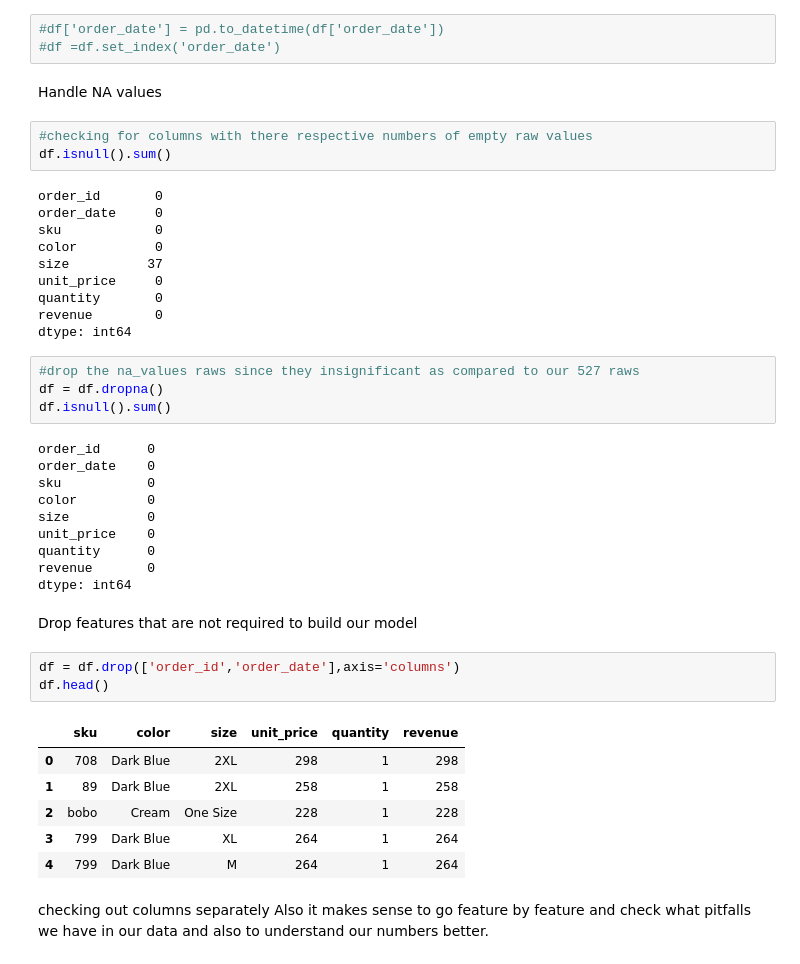
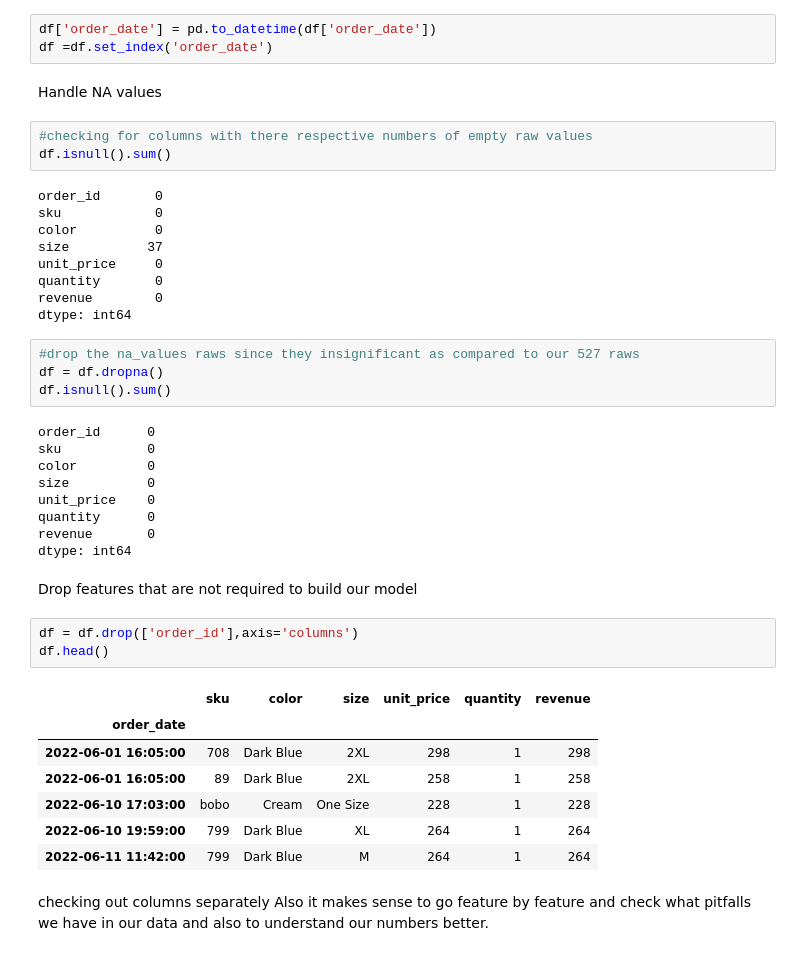
Before and after one commit to MboyaDan/Sales_prediction, a Jupyter notebook: Model/sales_predict.ipynb, the cells around one changed output. Saved outputs shown, nothing was run; the diff lists cells and outputs as text.

```diff
--- a/Model/sales_predict.ipynb
+++ b/Model/sales_predict.ipynb
@@ -61,8 +61,8 @@ quantity       int64
 revenue        int64
 dtype: object
 # %%
-#df['order_date'] = pd.to_datetime(df['order_date'])
-#df =df.set_index('order_date')
+df['order_date'] = pd.to_datetime(df['order_date'])
+df =df.set_index('order_date')
 # %% [markdown]
 Handle NA values
 # %%
@@ -70,7 +70,6 @@ Handle NA values
 df.isnull().sum()
 # %% [output]
 order_id       0
-order_date     0
 sku            0
 color          0
 size          37
@@ -84,7 +83,6 @@ df = df.dropna()
 df.isnull().sum()
 # %% [output]
 order_id      0
-order_date    0
 sku           0
 color         0
 size          0
@@ -95,15 +93,16 @@ dtype: int64
 # %% [markdown]
 Drop features that are not required to build our model
 # %%
-df = df.drop(['order_id','order_date'],axis='columns')
+df = df.drop(['order_id'],axis='columns')
 df.head()
 # %% [output]
 |  | sku | color | size | unit_price | quantity | revenue |
-| 0 | 708 | Dark Blue | 2XL | 298 | 1 | 298 |
-| 1 | 89 | Dark Blue | 2XL | 258 | 1 | 258 |
-| 2 | bobo | Cream | One Size | 228 | 1 | 228 |
-| 3 | 799 | Dark Blue | XL | 264 | 1 | 264 |
-| 4 | 799 | Dark Blue | M | 264 | 1 | 264 |
+| order_date |  |  |  |  |  |  |
+| 2022-06-01 16:05:00 | 708 | Dark Blue | 2XL | 298 | 1 | 298 |
+| 2022-06-01 16:05:00 | 89 | Dark Blue | 2XL | 258 | 1 | 258 |
+| 2022-06-10 17:03:00 | bobo | Cream | One Size | 228 | 1 | 228 |
+| 2022-06-10 19:59:00 | 799 | Dark Blue | XL | 264 | 1 | 264 |
+| 2022-06-11 11:42:00 | 799 | Dark Blue | M | 264 | 1 | 264 |
 # %% [markdown]
 checking out columns separately
 Also it makes sense to go feature by feature and check what pitfalls we
```
Also changed, not shown: parts of 14 cells of this notebook.
